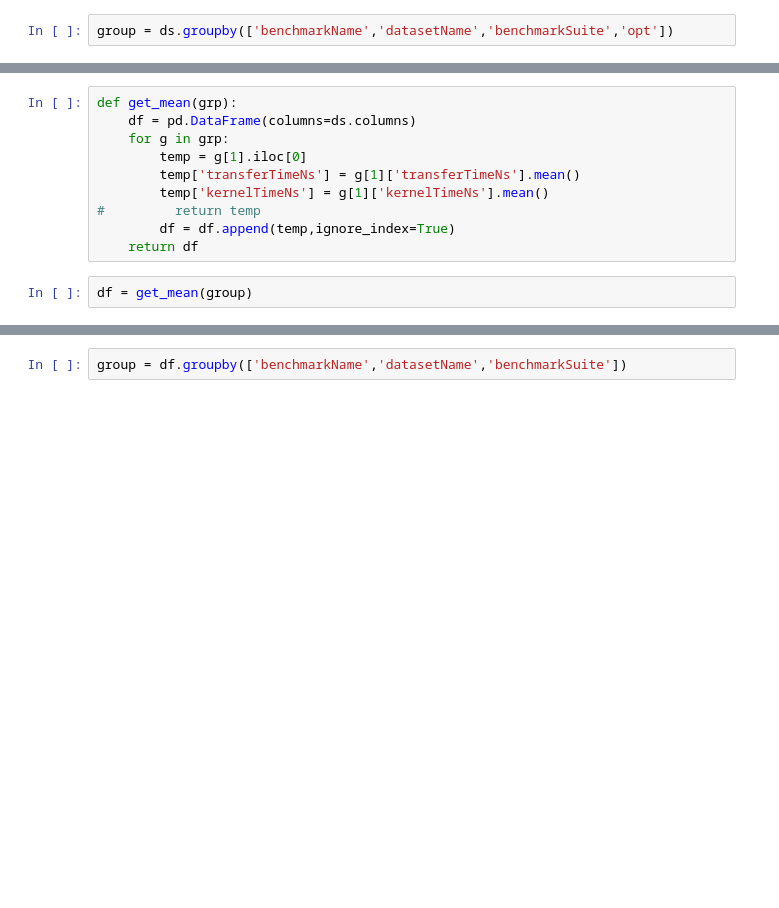
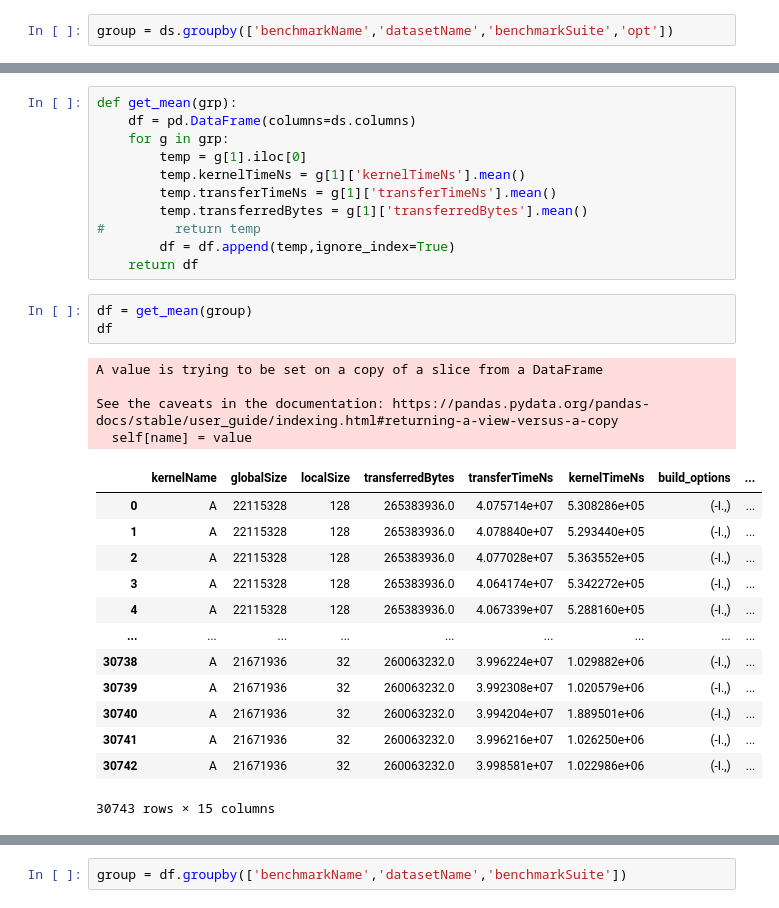
Before and after one commit to abhinavthomas/gpgpu.bechmarks, a Jupyter notebook: data_pipeline.ipynb, the cells around one changed output, grey strips where cells are left out. Drawn from its saved outputs; the diff is of its cells as text; blank space fills up the shorter version.

```diff
--- a/data_pipeline.ipynb
+++ b/data_pipeline.ipynb
@@ -26,10 +87,30 @@ def get_mean(grp):
     df = pd.DataFrame(columns=ds.columns)
     for g in grp:
         temp = g[1].iloc[0]
-        temp['transferTimeNs'] = g[1]['transferTimeNs'].mean()
-        temp['kernelTimeNs'] = g[1]['kernelTimeNs'].mean()
+        temp.kernelTimeNs = g[1]['kernelTimeNs'].mean()
+        temp.transferTimeNs = g[1]['transferTimeNs'].mean()
+        temp.transferredBytes = g[1]['transferredBytes'].mean()
 #         return temp
         df = df.append(temp,ignore_index=True)
     return df
 # %%
 df = get_mean(group)
+df
+# %% [output]
+A value is trying to be set on a copy of a slice from a DataFrame
+
+See the caveats in the documentation: https://pandas.pydata.org/pandas-docs/stable/user_guide/indexing.html#returning-a-view-versus-a-copy
+  self[name] = value
+|  | kernelName | globalSize | localSize | transferredBytes | transferTimeNs | kernelTimeNs | build_options | ... |
+| 0 | A | 22115328 | 128 | 265383936.0 | 4.075714e+07 | 5.308286e+05 | (-I.,) | ... |
+| 1 | A | 22115328 | 128 | 265383936.0 | 4.078840e+07 | 5.293440e+05 | (-I.,) | ... |
+| 2 | A | 22115328 | 128 | 265383936.0 | 4.077028e+07 | 5.363552e+05 | (-I.,) | ... |
+| 3 | A | 22115328 | 128 | 265383936.0 | 4.064174e+07 | 5.342272e+05 | (-I.,) | ... |
+| 4 | A | 22115328 | 128 | 265383936.0 | 4.067339e+07 | 5.288160e+05 | (-I.,) | ... |
+| ... | ... | ... | ... | ... | ... | ... | ... | ... |
+| 30738 | A | 21671936 | 32 | 260063232.0 | 3.996224e+07 | 1.029882e+06 | (-I.,) | ... |
+| 30739 | A | 21671936 | 32 | 260063232.0 | 3.992308e+07 | 1.020579e+06 | (-I.,) | ... |
+| 30740 | A | 21671936 | 32 | 260063232.0 | 3.994204e+07 | 1.889501e+06 | (-I.,) | ... |
+| 30741 | A | 21671936 | 32 | 260063232.0 | 3.996216e+07 | 1.026250e+06 | (-I.,) | ... |
+| 30742 | A | 21671936 | 32 | 260063232.0 | 3.998581e+07 | 1.022986e+06 | (-I.,) | ... |
+30743 rows × 15 columns
```
Also changed, not shown: parts of 31 cells of this notebook, 2 other files.
